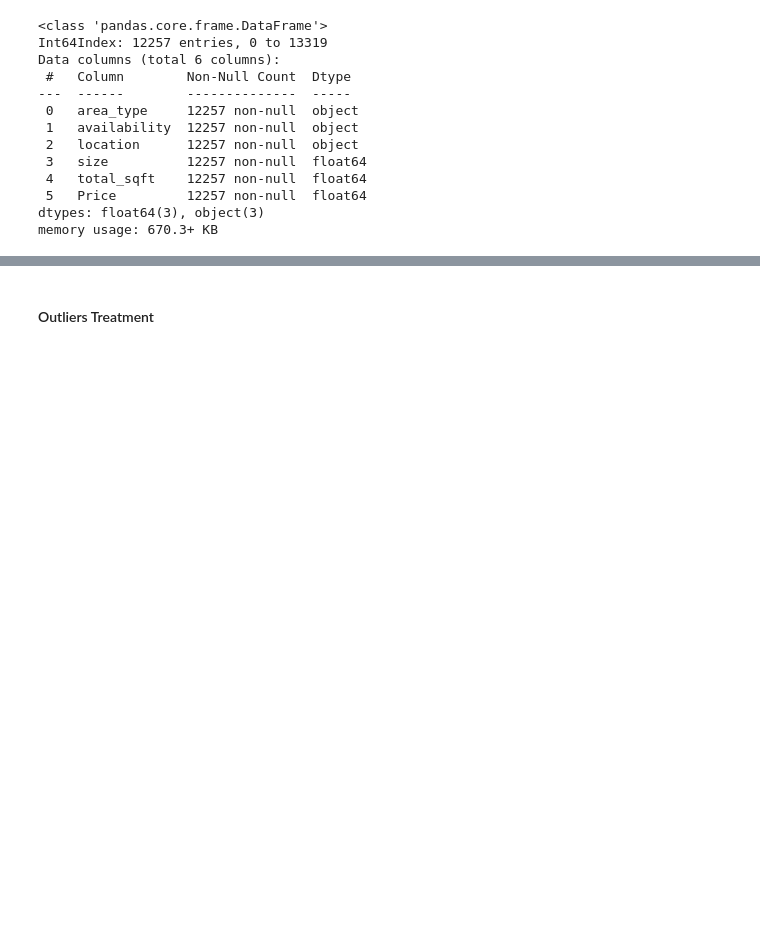
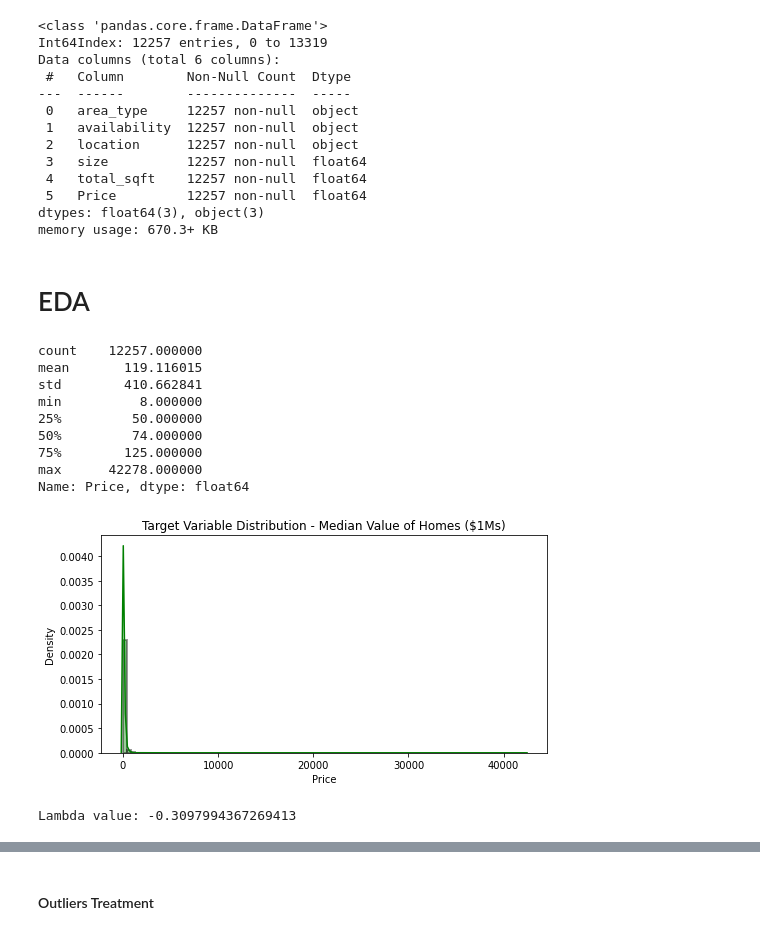
Before and after one commit to KiranSonkamble/Lb_house_prdiction, a Jupyter notebook: Bengaluru 2.ipynb, the cells around one changed output, grey strips where cells are left out. Saved outputs shown, nothing was run; the diff lists cells and outputs as text; code cells hidden in the pictures; blank space fills up the shorter version.

```diff
--- a/Bengaluru 2.ipynb
+++ b/Bengaluru 2.ipynb
@@ -354,3 +357,36 @@ Data columns (total 6 columns):
  5   Price         12257 non-null  float64
 dtypes: float64(3), object(3)
 memory usage: 670.3+ KB
+# %% [markdown]
+# EDA
+# %%
+# thats clear that target column is right skewd
+print(data.Price.describe())
+
+#Let us first analyze the distribution of the target variable
+plt.figure(figsize=[8,4])
+sns.distplot(data['Price'], color='g',hist_kws=dict(edgecolor="black", linewidth=2), bins=100)
+plt.title('Target Variable Distribution - Median Value of Homes ($1Ms)')
+# plt.xlim(-100,5000)
+plt.show()
+# %% [output]
+count    12257.000000
+mean       119.116015
+std        410.662841
+min          8.000000
+25%         50.000000
+50%         74.000000
+75%        125.000000
+max      42278.000000
+Name: Price, dtype: float64
+[figure, added]
+# %%
+from scipy import stats
+transformed_data, lambda_value = stats.boxcox(data['Price'])
+
+print("Lambda value:", lambda_value)
+
+# replace with original Price column
+data['Price'] = transformed_data
+# %% [output]
+Lambda value: -0.3097994367269413
```
Also changed, not shown: parts of 28 cells of this notebook.
